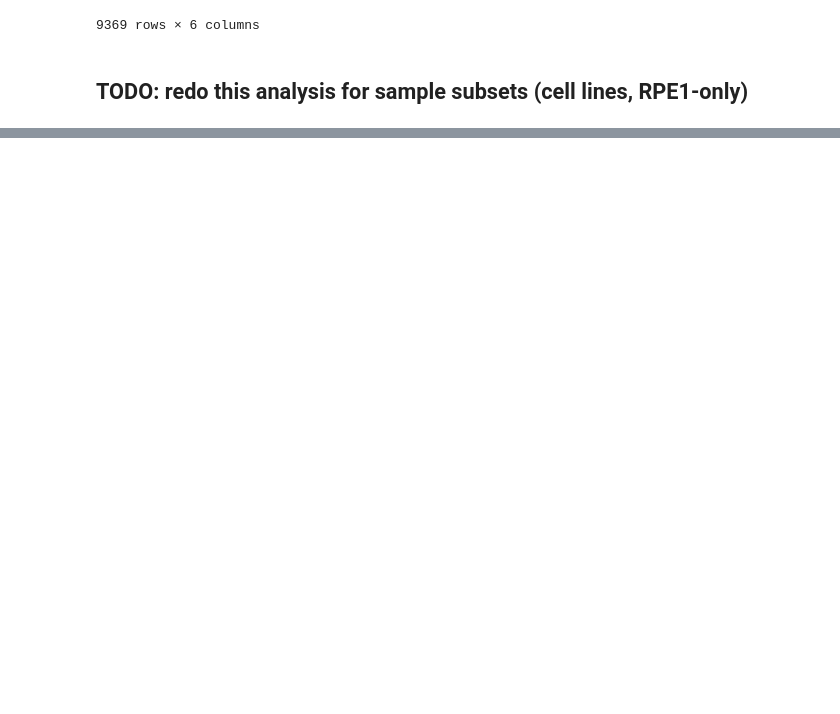
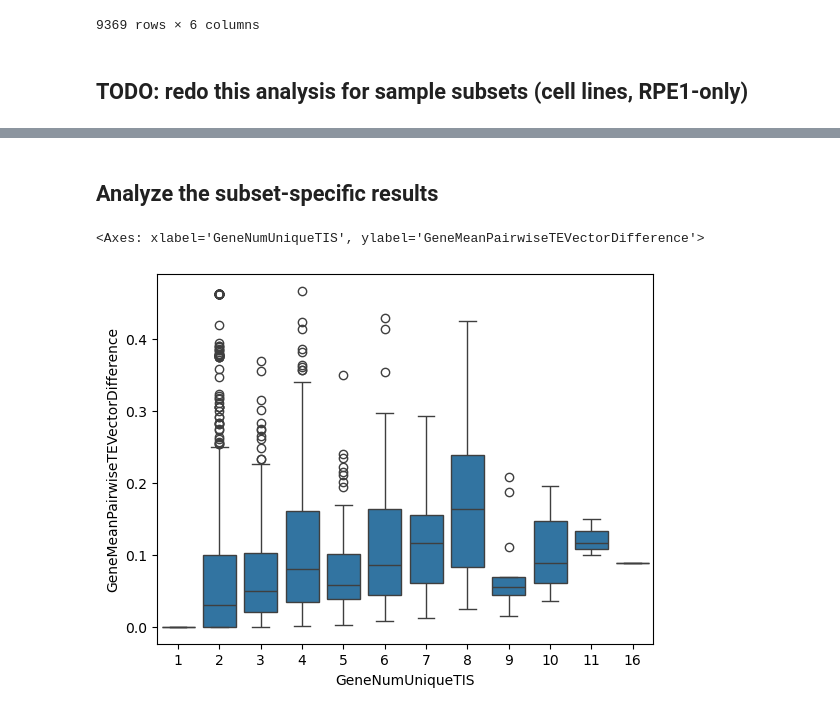
Before and after one commit to cheeseman-lab/coTISja, a Jupyter notebook: src/notebooks/sample_comparison.ipynb, the cells around one changed output, grey strips where cells are left out. Drawn from its saved outputs; the diff is of its cells as text; code cells hidden in the pictures; blank space fills up the shorter version.

```diff
--- a/src/notebooks/sample_comparison.ipynb
+++ b/src/notebooks/sample_comparison.ipynb
@@ -1737,0 +1811,13 @@ summarize_vector_differences(gene_to_tis_vector, gene_to_distance_matrix, group_
+# %% [markdown]
+## Analyze the subset-specific results
+# %%
+rpe1_gene_tis_vector_summary = pd.read_csv('/lab/barcheese01/smaffa/coTISja/data/tisdiff_results/deseq2/RPE1_states/gene_tis_vector_difference_summary.csv')
+rpe1_transcript_tis_vector_summary = pd.read_csv('/lab/barcheese01/smaffa/coTISja/data/tisdiff_results/deseq2/RPE1_states/transcript_tis_vector_difference_summary.csv')
+# %%
+sns.boxplot(
+    rpe1_gene_tis_vector_summary[rpe1_gene_tis_vector_summary['GeneNumSamplesWithHalfTIS'] >= 3],
+    x='GeneNumUniqueTIS', y='GeneMeanPairwiseTEVectorDifference'
+)
+# %% [output]
+<Axes: xlabel='GeneNumUniqueTIS', ylabel='GeneMeanPairwiseTEVectorDifference'>
+[figure, added]
```
Also changed, not shown: parts of 46 cells of this notebook, 1 other file.
